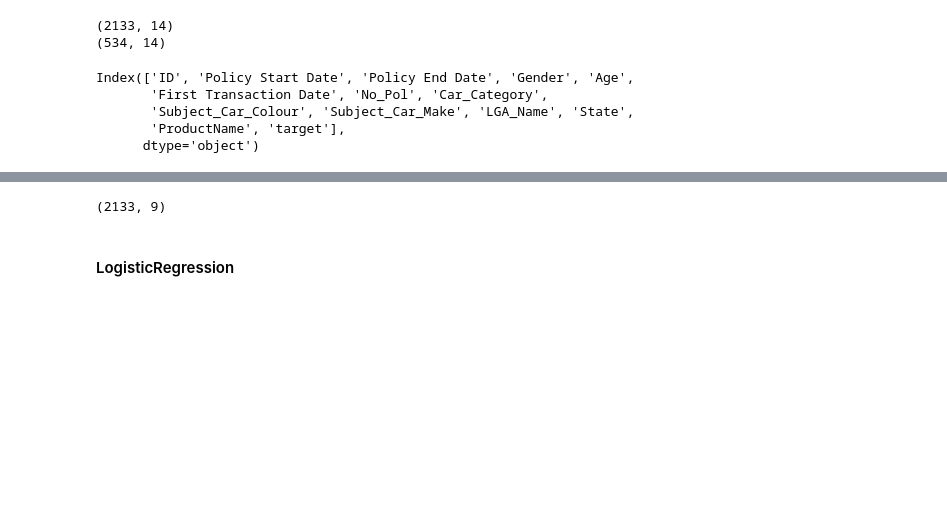
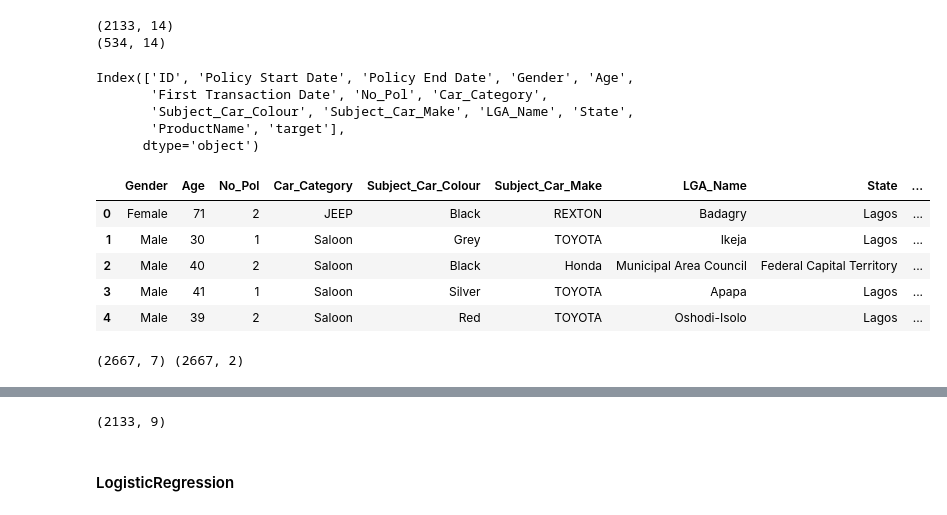
Before and after one commit to Gbekoilias/Auto-Insurance-Claim-Prediction, a Jupyter notebook: modeling.ipynb, the cells around one changed output, grey strips where cells are left out. Saved outputs shown, nothing was run; the diff lists cells and outputs as text; code cells hidden in the pictures; blank space fills up the shorter version.

```diff
--- a/modeling.ipynb
+++ b/modeling.ipynb
@@ -171,3 +179,20 @@ Index(['ID', 'Policy Start Date', 'Policy End Date', 'Gender', 'Age',
        'Subject_Car_Colour', 'Subject_Car_Make', 'LGA_Name', 'State',
        'ProductName', 'target'],
       dtype='object')
+# %%
+columns = ['Gender','Age','No_Pol','Car_Category','Subject_Car_Colour', 'Subject_Car_Make', 'LGA_Name', 'State','ProductName', 'target']
+categorical_features = ['Gender','Car_Category','Subject_Car_Colour', 'Subject_Car_Make', 'LGA_Name', 'State','ProductName']
+numerical_features = ['Age','No_Pol']
+df = df[columns].copy()
+df.head()
+# %% [output]
+|  | Gender | Age | No_Pol | Car_Category | Subject_Car_Colour | Subject_Car_Make | LGA_Name | State | ... |
+| 0 | Female | 71 | 2 | JEEP | Black | REXTON | Badagry | Lagos | ... |
+| 1 | Male | 30 | 1 | Saloon | Grey | TOYOTA | Ikeja | Lagos | ... |
+| 2 | Male | 40 | 2 | Saloon | Black | Honda | Municipal Area Council | Federal Capital Territory | ... |
+| 3 | Male | 41 | 1 | Saloon | Silver | TOYOTA | Apapa | Lagos | ... |
+| 4 | Male | 39 | 2 | Saloon | Red | TOYOTA | Oshodi-Isolo | Lagos | ... |
+# %%
+print(df[categorical_features].shape, df[numerical_features].shape)
+# %% [output]
+(2667, 7) (2667, 2)
```
Also changed, not shown: parts of 12 cells of this notebook, 2 other files.
